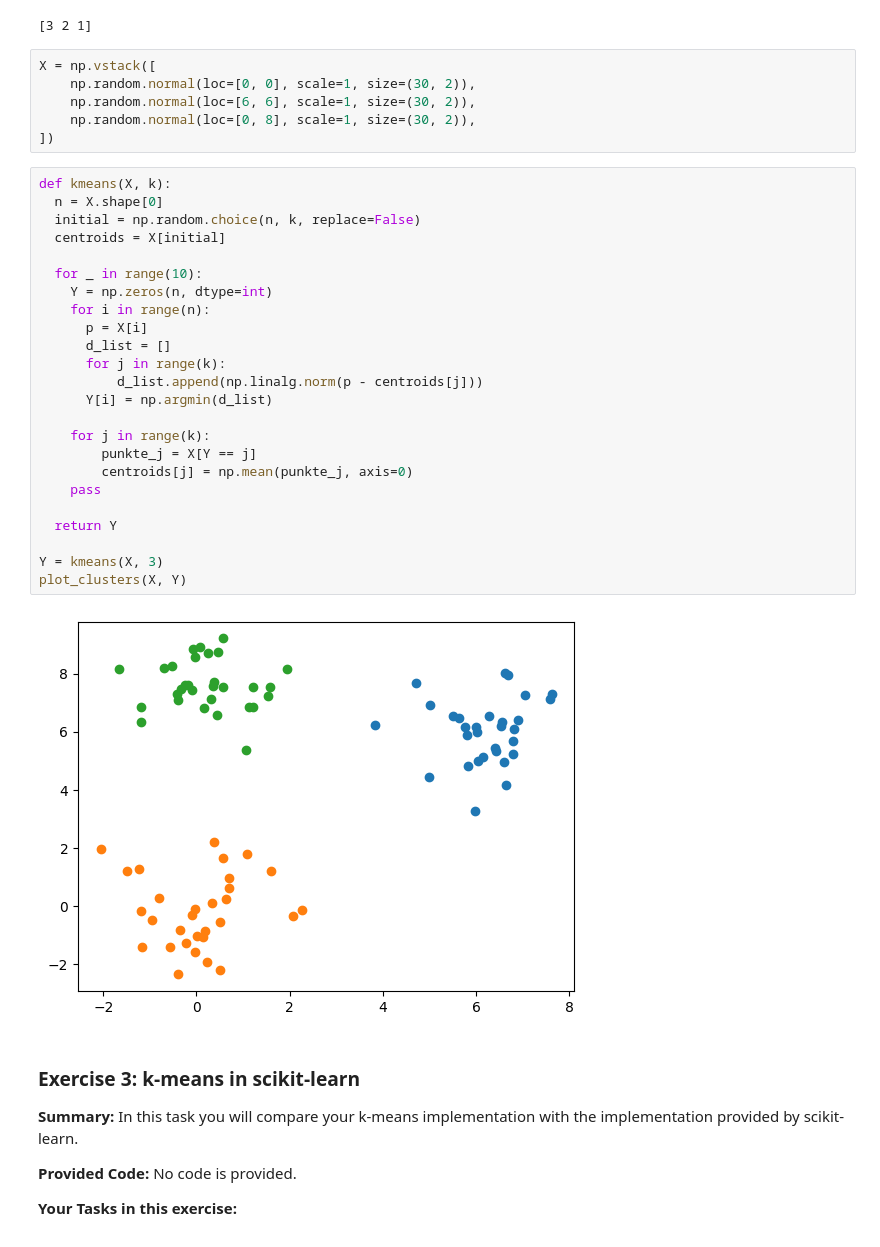
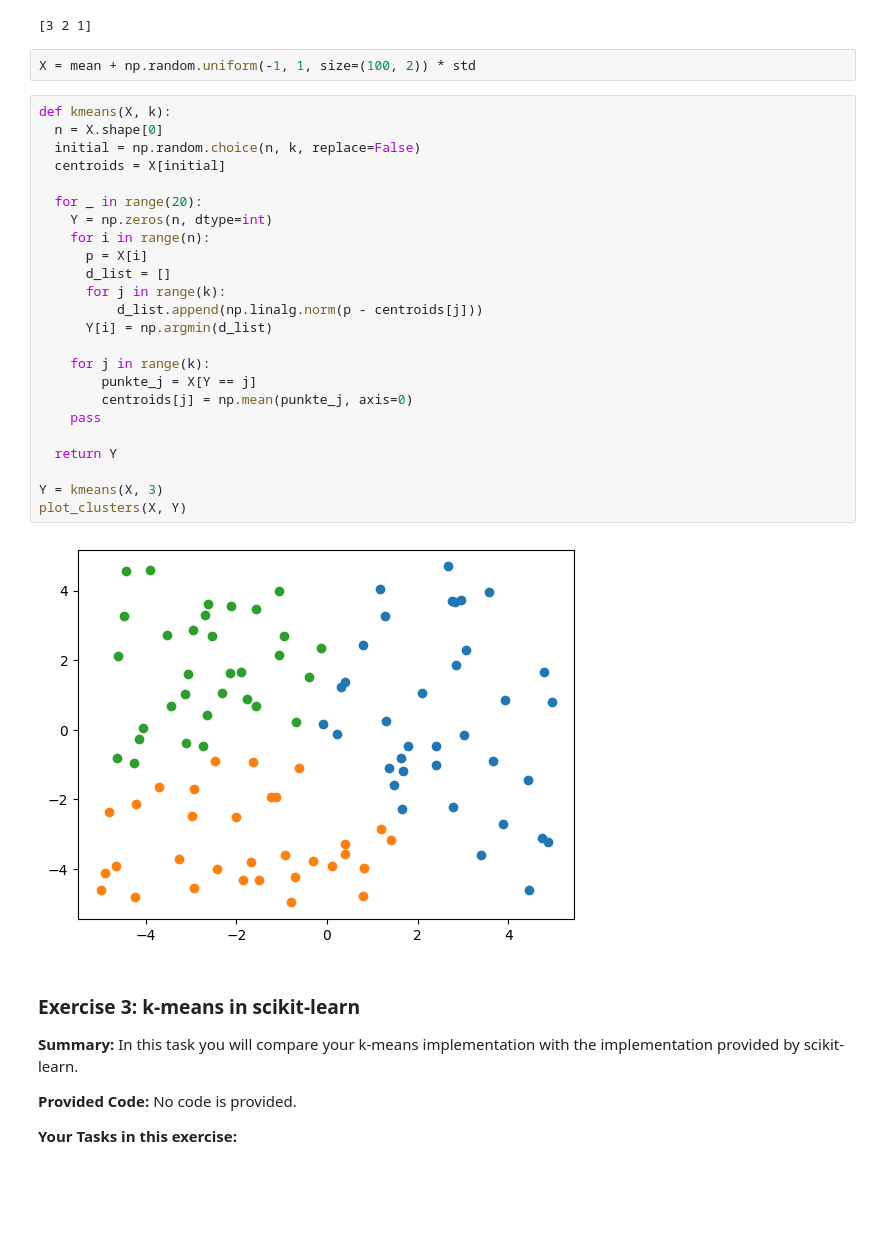
Before and after one commit to numanfh/machine-learning, a Jupyter notebook: Machine-Learning/k-Means/KMeans-Exercises.ipynb, the cells around one changed output. Saved outputs shown, nothing was run; the diff lists cells and outputs as text; blank space fills up the shorter version.

```diff
--- a/Machine-Learning/k-Means/KMeans-Exercises.ipynb
+++ b/Machine-Learning/k-Means/KMeans-Exercises.ipynb
@@ -108,38 +108,34 @@ def kmeans(X, k):
     pass
 # %% [output]
 [3 2 1]
-# %%
-X = np.vstack([
-    np.random.normal(loc=[0, 0], scale=1, size=(30, 2)),
-    np.random.normal(loc=[6, 6], scale=1, size=(30, 2)),
-    np.random.normal(loc=[0, 8], scale=1, size=(30, 2)),
-])
+# %%
+X = mean + np.random.uniform(-1, 1, size=(100, 2)) * std
 # %%
 def kmeans(X, k):
   n = X.shape[0]
   initial = np.random.choice(n, k, replace=False)
   centroids = X[initial]
 
-  for _ in range(10):
+  for _ in range(20):
     Y = np.zeros(n, dtype=int)
     for i in range(n):
       p = X[i]
       d_list = []
       for j in range(k):
           d_list.append(np.linalg.norm(p - centroids[j]))
       Y[i] = np.argmin(d_list)
 
     for j in range(k):
         punkte_j = X[Y == j]
         centroids[j] = np.mean(punkte_j, axis=0)
     pass
 
   return Y
 
 Y = kmeans(X, 3)
 plot_clusters(X, Y)
 # %% [output]
-[figure, old version]
+[figure, new version]
 # %% [markdown]
 ### Exercise 3: k-means in scikit-learn
 
```
Also changed, not shown: parts of 1 cell of this notebook.
